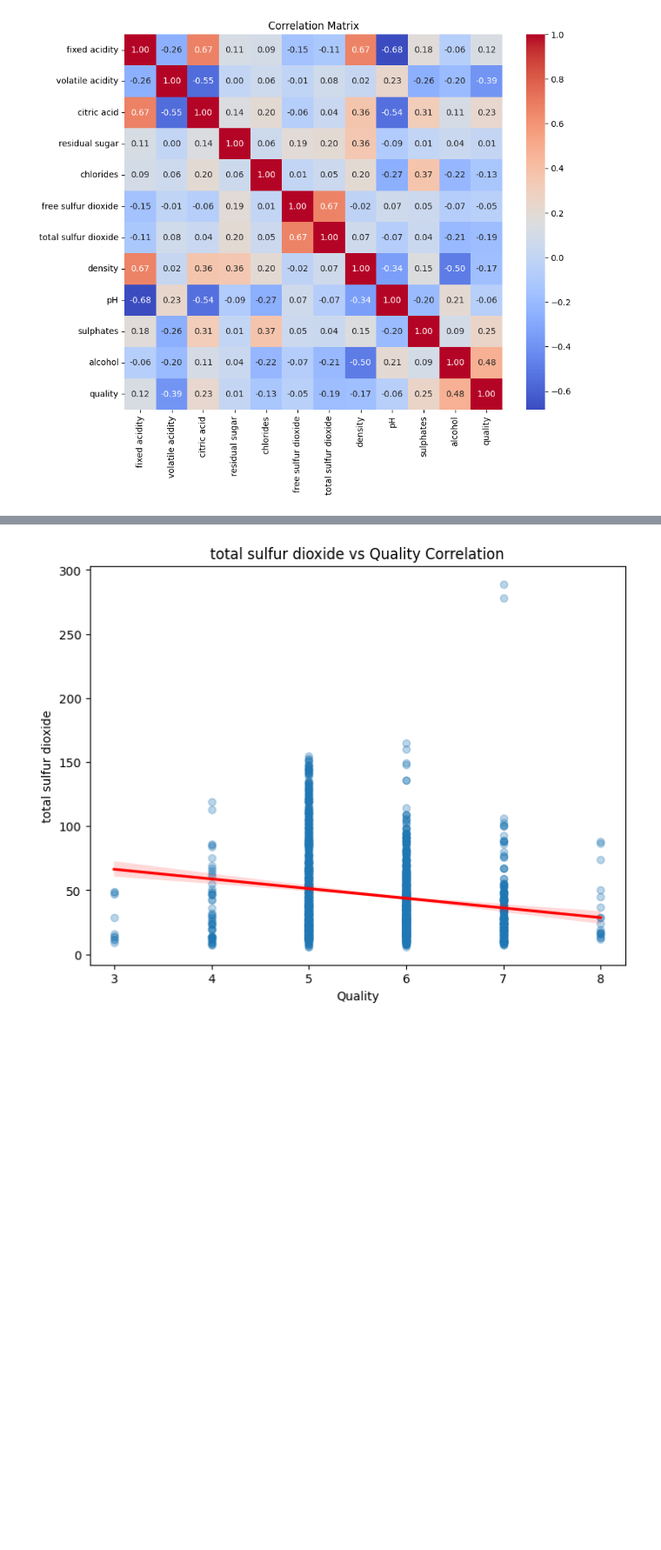
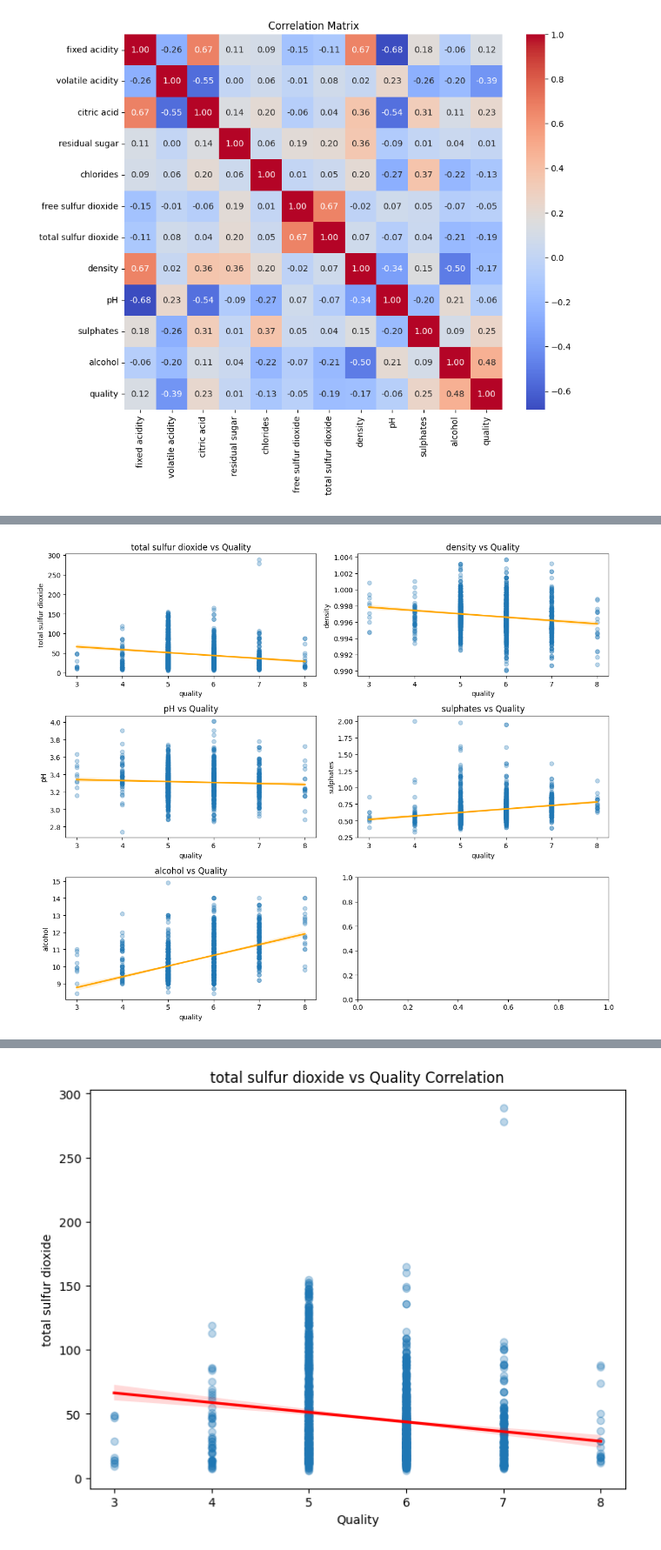
Before and after one commit to 110912010/tibame-gad258-07, a Jupyter notebook: index.ipynb, the cells around one changed output, grey strips where cells are left out. Shown at 87% size. Drawn from its saved outputs; the diff is of its cells as text; code cells hidden in the pictures; blank space fills up the shorter version.

```diff
--- a/index.ipynb
+++ b/index.ipynb
@@ -4,10 +4,10 @@ import seaborn as sns
 import matplotlib.pyplot as plt
 import numpy as np
 
-# 1. 讀取 CSV
-df = pd.read_csv('winequality-red.csv')
+# 讀取紅酒 CSV
+df_red = pd.read_csv('winequality-red.csv', sep=';')
 
-correlation_matrix = df.corr()
+correlation_matrix = df_red.corr()
 
 plt.figure(figsize=(10, 8))
 sns.heatmap(correlation_matrix, annot=True, cmap='coolwarm', fmt=".2f")
@@ -17,0 +30,19 @@ plt.show()
+# %%
+# 挑選欄位
+cols_to_plot = ['total sulfur dioxide', 'density', 'pH','sulphates', 'alcohol']
+
+# 建立 3x2 的畫布
+fig, axes = plt.subplots(3, 2, figsize=(12, 10))
+
+# 將 3x2 的矩陣展開成一維，方便迴圈讀取
+axes = axes.flatten()
+
+for i, col in enumerate(cols_to_plot):
+    sns.regplot(x='quality', y=col, data=df_red, ax=axes[i],
+                scatter_kws={'alpha':0.3}, line_kws={'color':'orange'})
+    axes[i].set_title(f'{col} vs Quality')
+
+plt.tight_layout()
+plt.show()
+# %% [output]
+[figure, added]
```
Also changed, not shown: parts of 8 cells of this notebook, 7 other files.
